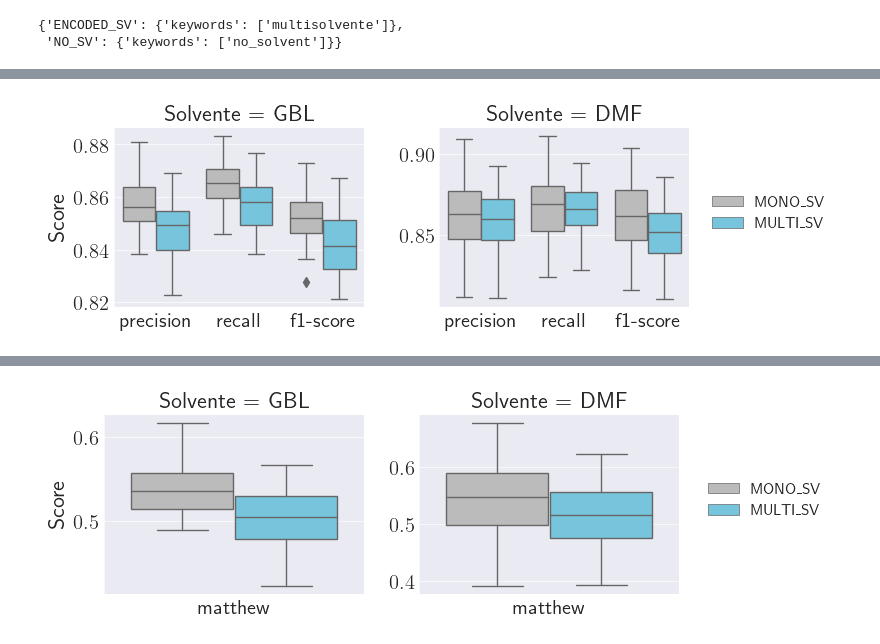
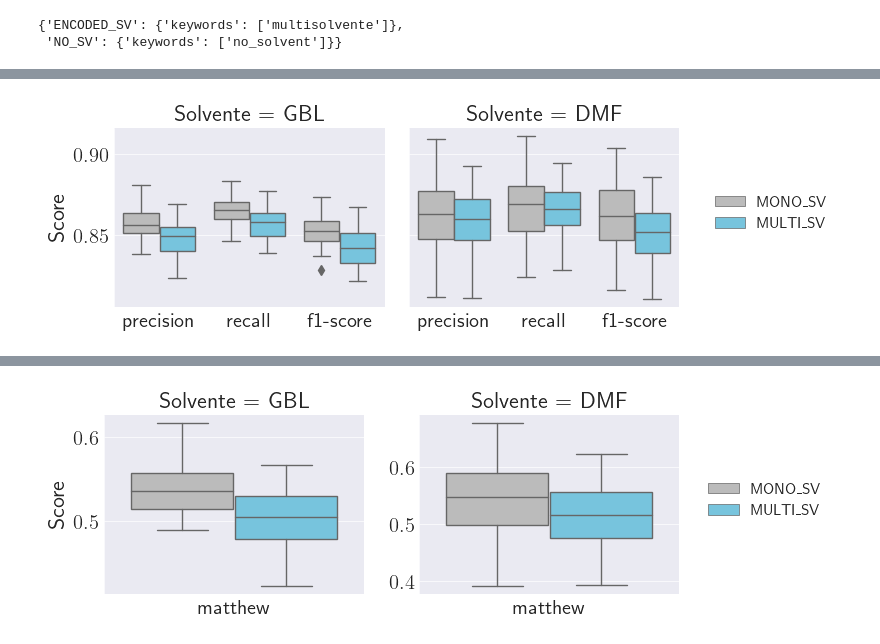
Before and after one commit to beluticona/licentiate-thesis-repo, a Jupyter notebook: notebooks/1-solvent-experiment/1.2-mbto-plot-comparing-solvent-models.ipynb, the cells around one changed output, grey strips where cells are left out. Drawn from its saved outputs; the diff is of its cells as text; code cells hidden in the pictures.

```diff
--- a/notebooks/1-solvent-experiment/1.2-mbto-plot-comparing-solvent-models.ipynb
+++ b/notebooks/1-solvent-experiment/1.2-mbto-plot-comparing-solvent-models.ipynb
@@ -348,11 +395,11 @@ df_exp_2['Solvente'] = df_exp_2.apply(func, axis=1)
 # %%
 df_box_exp_2 = filter_metrics(df_exp_2)
 df_box_exp_2 = df_box_exp_2[df_box_exp_2["Solvente"]!='DMSO']
 exp_2_boxplot(df_box_exp_2[df_box_exp_2["Clase"] == "weighted avg"],
-              shared_y=False,
+              shared_y=True,
               plot_name="exp_2_by_sv_gbc_wei.pdf")
 # %% [output]
-[figure, old version]
+[figure, new version]
 # %%
 df_box_exp_2 = filter_metrics_classes(df_exp_2)
 
```
Also changed, not shown: parts of 10 cells of this notebook, 12 other files.
